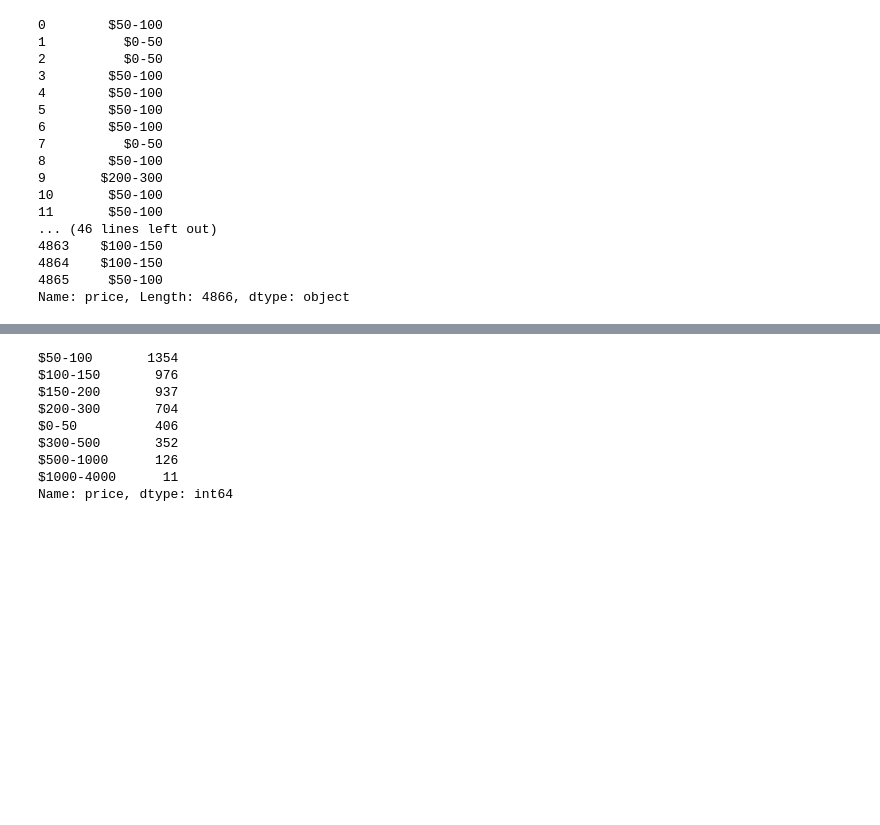
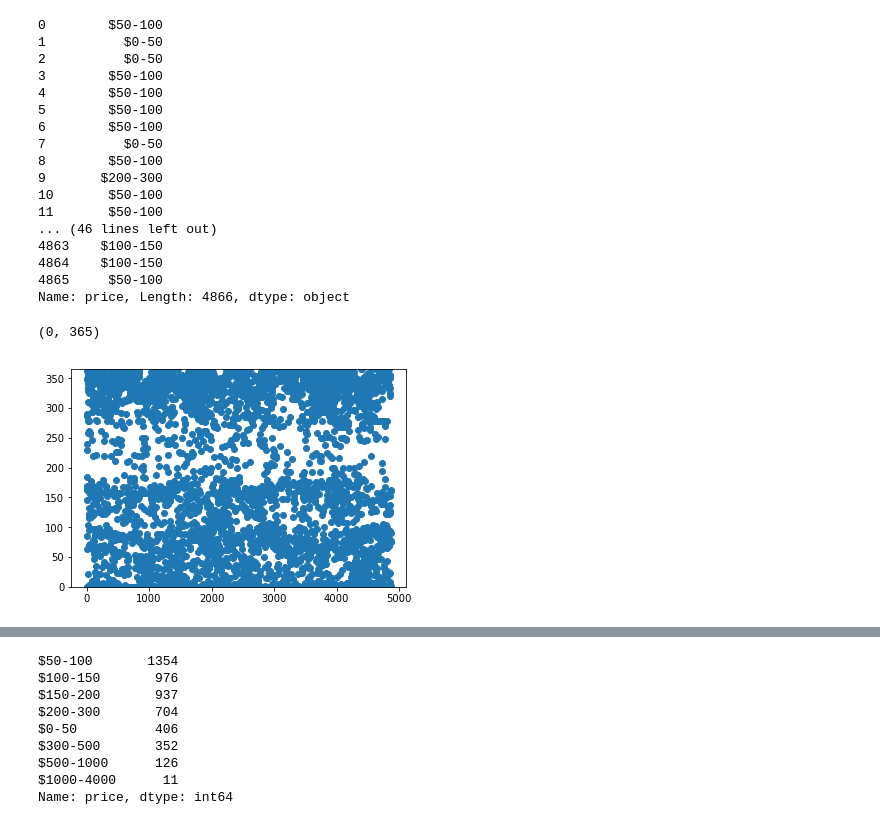
Before and after one commit to kzhang49/Hainan-Chicken, a Jupyter notebook: Analysis.ipynb, the cells around one changed output, grey strips where cells are left out. Cells and saved outputs as stored; diff of their text form; code cells hidden in the pictures; blank space fills up the shorter version.

```diff
--- a/Analysis.ipynb
+++ b/Analysis.ipynb
@@ -46,3 +45,10 @@ listings['price']
 4864    $100-150
 4865     $50-100
 Name: price, Length: 4866, dtype: object
+# %%
+%matplotlib inline
+plt.scatter(range(4866), listings['sum_of_nights'])
+plt.ylim((0,365))
+# %% [output]
+(0, 365)
+[figure, added]
```
Also changed, not shown: parts of 22 cells of this notebook.
